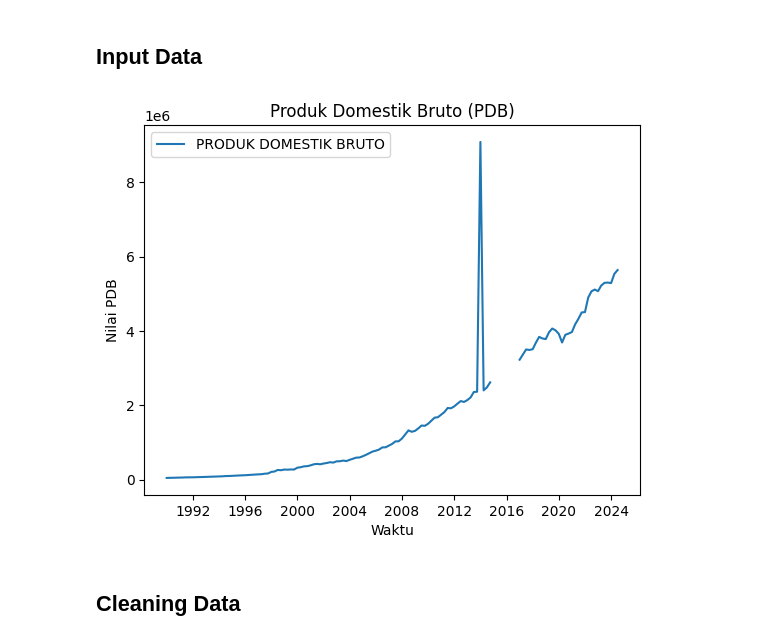
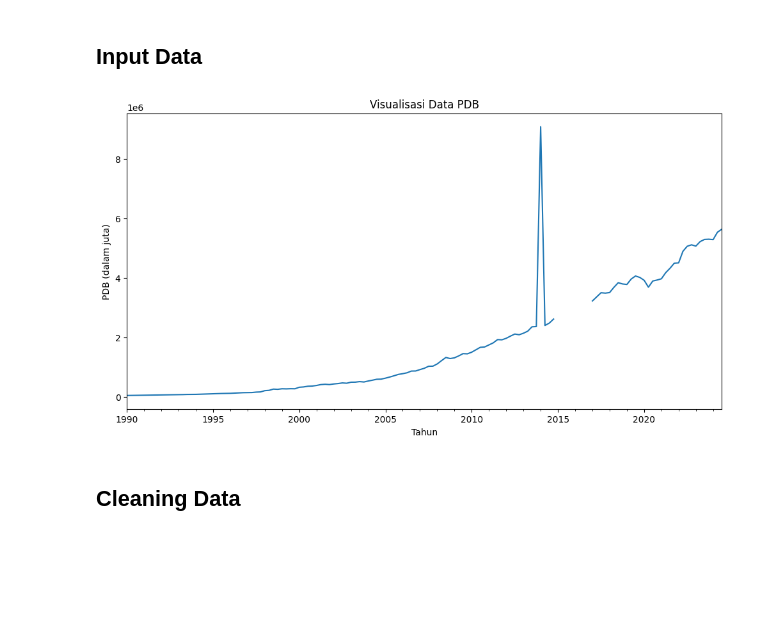
Before and after one commit to mbudis23/big-data-final-exam, a Jupyter notebook: notebooks/problem_1.ipynb, the cells around one changed output. Cells and saved outputs as stored; diff of their text form; code cells hidden in the pictures; blank space fills up the shorter version.

```diff
--- a/notebooks/problem_1.ipynb
+++ b/notebooks/problem_1.ipynb
@@ -15,17 +18,17 @@ from statsmodels.tsa.arima.model import ARIMA, sarimax
 # %%
 df = pd.read_excel('../dataset/TABEL7_1_revisi.xlsx', sheet_name='Sheet3')
 # %%
-df['Quarter'] = pd.to_datetime(df['Quarter'], format='%B %Y')
-df.set_index('Quarter', inplace=True)
+# df = df.rename(columns={'PRODUK DOMESTIK BRUTO':'PDB'})
+df['Quarter'] = pd.to_datetime(df['Quarter'], errors='coerce')
+df = df.set_index('Quarter')
 # %%
-plt.plot(df.index, df['PRODUK DOMESTIK BRUTO'], label='PRODUK DOMESTIK BRUTO')
-plt.title('Produk Domestik Bruto (PDB)')
-plt.xlabel('Waktu')
-plt.ylabel('Nilai PDB')
-plt.legend()
+# Plot data
+df['PRODUK DOMESTIK BRUTO'].plot(title="Visualisasi Data PDB", figsize=(12, 6))
+plt.xlabel("Tahun")
+plt.ylabel("PDB (dalam juta)")
 plt.show()
 # %% [output]
-[figure, old version]
+[figure, new version]
 # %% [markdown]
 ## Cleaning Data
 # %%
```
Also changed, not shown: parts of 8 cells of this notebook, 8 other files.
